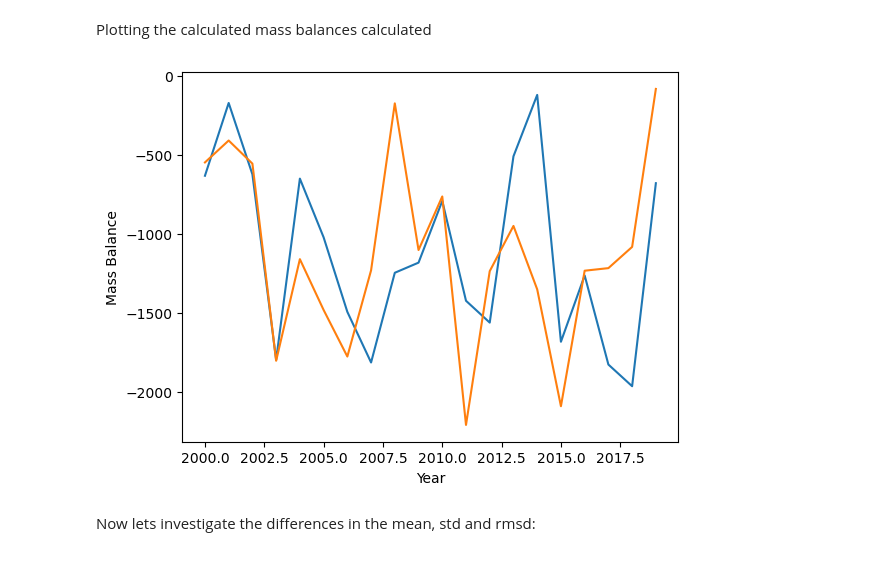
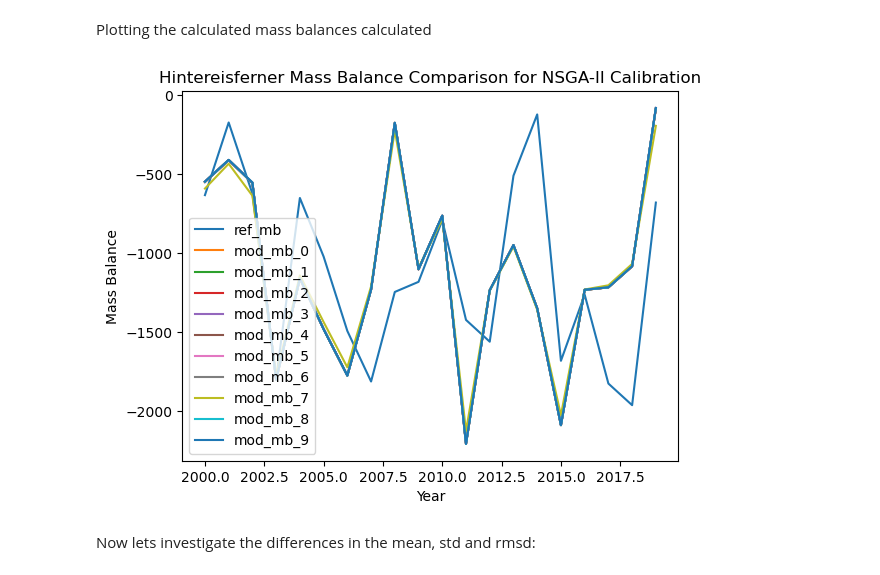
Before and after one commit to chloe-hancock/tutorials-runoff, a Jupyter notebook: notebooks/tutorials/calibration_with_mean_and_std.ipynb, the cells around one changed output. Saved outputs shown, nothing was run; the diff lists cells and outputs as text; code cells hidden in the pictures.

```diff
--- a/notebooks/tutorials/calibration_with_mean_and_std.ipynb
+++ b/notebooks/tutorials/calibration_with_mean_and_std.ipynb
@@ -689,26 +690,37 @@ Plotting the calculated mass balances calculated
 # %%
 # Firstly get the observed mass balance for comparison from the data set - from the WGMS data set
 mbdf['ref_mb'] = gdir_hef.get_ref_mb_data()['ANNUAL_BALANCE']
 
 for i in range(len(pareto_solutions)):
     # Store the parameters
     df = gdir_hef.read_json('mb_calib', allow_empty=True)
     df['bias'] = 0
     df['melt_f'] = pareto_params[i][0]
     df['prcp_fac'] = pareto_params[i][1]
     df['temp_bias'] = pareto_params[i][2]
     # What did we try to match?
     df['reference_mb'] = mbdf['ANNUAL_BALANCE'].mean()
     gdir_hef.write_json(df, 'mb_calib', filesuffix='')
     # Now compute the "fixed geometry" MB from OGGM that has been calibrated to the
     mbmod = massbalance.MonthlyTIModel(gdir_hef)
     mbdf['mod_mb_' + str(i)] = mbmod.get_specific_mb(fls=gdir_hef.read_pickle('inversion_flowlines'), year=mbdf.index)
 
 mbdf['ref_mb'].plot();
 mbdf['mod_mb_0'].plot();
+mbdf['mod_mb_1'].plot();
+mbdf['mod_mb_2'].plot();
+mbdf['mod_mb_3'].plot();
+mbdf['mod_mb_4'].plot();
+mbdf['mod_mb_5'].plot();
+mbdf['mod_mb_6'].plot();
+mbdf['mod_mb_7'].plot();
+mbdf['mod_mb_8'].plot();
+mbdf['mod_mb_9'].plot();
+plt.legend();
 plt.xlabel("Year"); plt.ylabel("Mass Balance");
+plt.title("Hintereisferner Mass Balance Comparison for NSGA-II Calibration");
 # %% [output]
-[figure, old version]
+[figure, new version]
 # %% [markdown]
 Now lets investigate the differences in the mean, std and rmsd:
 # %%
```
Also changed, not shown: parts of 8 cells of this notebook, 1 other file.
